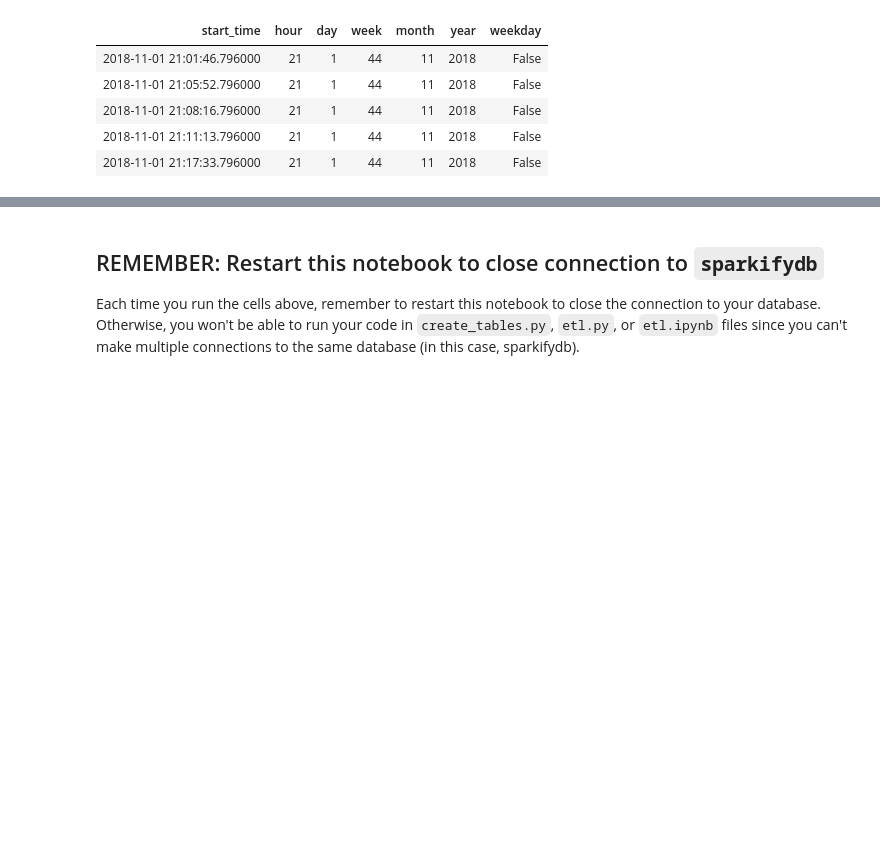
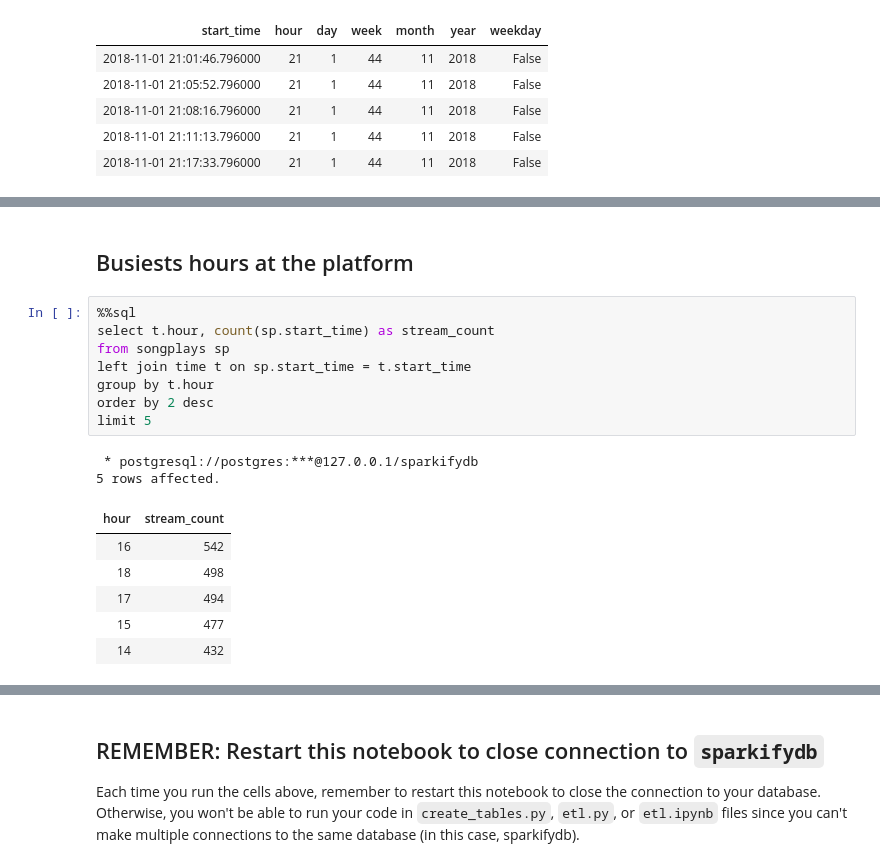
Before and after one commit to joseph-higaki/UDataEng_L02P01_create-song-play-schema, a Jupyter notebook: test.ipynb, the cells around one changed output, grey strips where cells are left out. Cells and saved outputs as stored; diff of their text form; blank space fills up the shorter version.

```diff
--- a/test.ipynb
+++ b/test.ipynb
@@ -51,0 +88,19 @@
+# %% [markdown]
+## Busiests hours at the platform
+# %%
+%%sql
+select t.hour, count(sp.start_time) as stream_count
+from songplays sp
+left join time t on sp.start_time = t.start_time
+group by t.hour
+order by 2 desc
+limit 5
+# %% [output]
+ * postgresql://postgres:***@127.0.0.1/sparkifydb
+5 rows affected.
+| hour | stream_count |
+| 16 | 542 |
+| 18 | 498 |
+| 17 | 494 |
+| 15 | 477 |
+| 14 | 432 |
```
Also changed, not shown: parts of 8 cells of this notebook, 7 other files.
